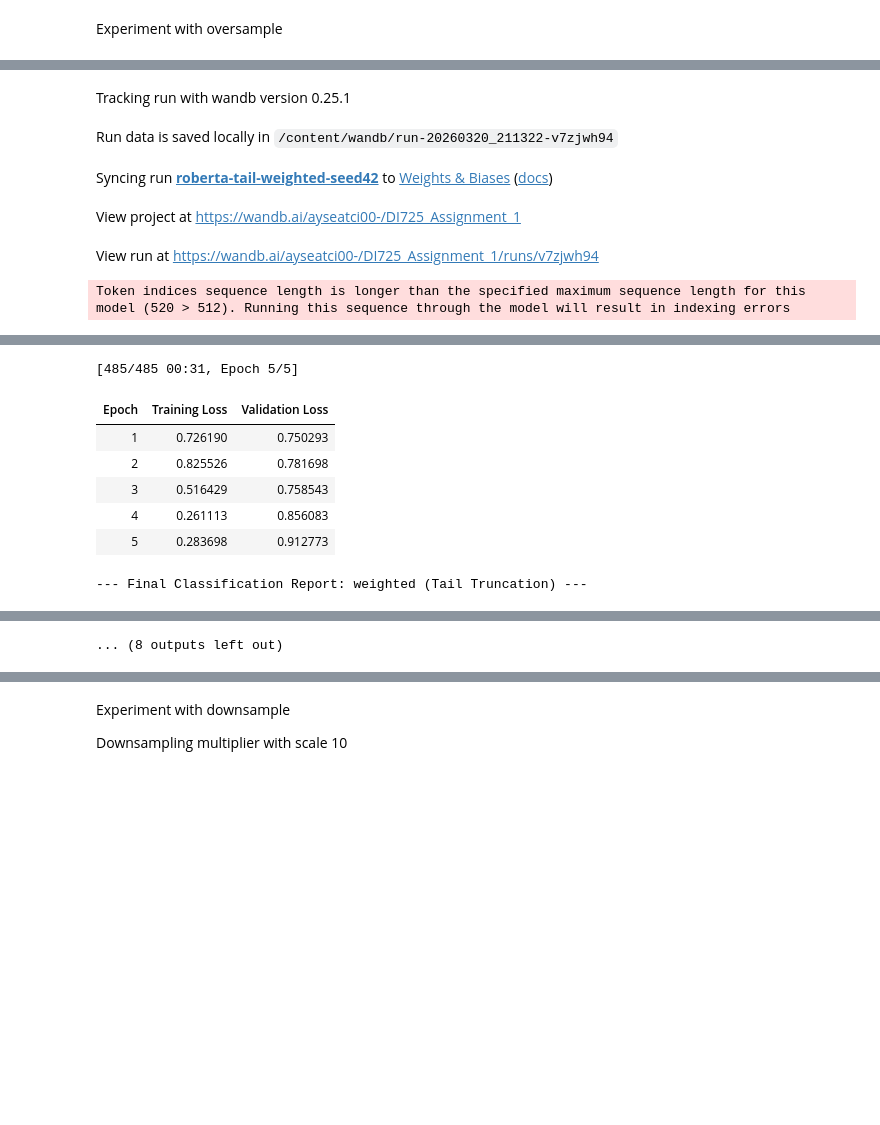
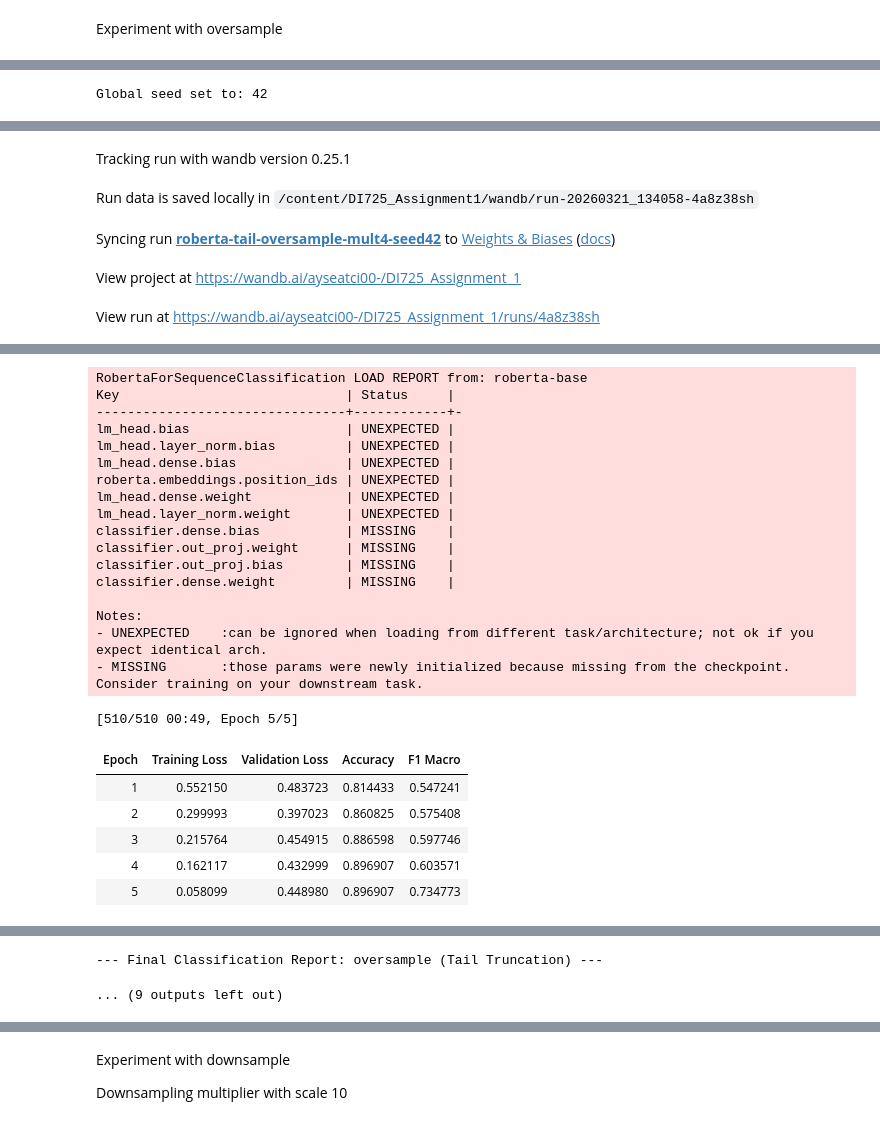
Before and after one commit to Ayseatci/DI725_Assignment1, a Jupyter notebook: notebooks/Base_RoBERTa.ipynb, the cells around one changed output, grey strips where cells are left out. Drawn from its saved outputs; the diff is of its cells as text; code cells hidden in the pictures; blank space fills up the shorter version.

```diff
--- a/notebooks/Base_RoBERTa.ipynb
+++ b/notebooks/Base_RoBERTa.ipynb
@@ -768,19 +845,26 @@ val_df = pd.read_csv("data/preprocessed/preprocessed_val.csv").dropna(subset=['t
 
 if EXPERIMENT_TYPE == 'oversample':
     counts = train_df['label'].value_counts()
-    max_size = counts.max()
+    min_size = counts.min()
+
     lst = []
     for i in range(3):
         n_current = counts.get(i, 0)
-        if n_current == max_size:
+
+        if n_current == min_size:
+            max_size = counts.max()
+            target_size = min(n_current * 4, max_size)
+
+            upsampled = train_df[train_df['label'] == i].sample(
+                target_size,
+                replace=True,
+                random_state=SEED
+            )
+            lst.append(upsampled)
+            print(f"Upsampling Class {i} from {n_current} to {target_size}")
+        else:
             lst.append(train_df[train_df['label'] == i])
-        else:
-            target_size = min(n_current * 4, max_size) # 4x Multiplier
-            if n_current > 0:
-                upsampled = train_df[train_df['label'] == i].sample(
-                    target_size, replace=True, random_state=SEED
-                )
-                lst.append(upsampled)
+
     train_df = pd.concat(lst).sample(frac=1, random_state=SEED).reset_index(drop=True)
 
 elif EXPERIMENT_TYPE == 'downsample':
@@ -830,10 +914,10 @@ print(report)
 wandb.log({"final_classification_report": report})
 wandb.finish()
 # %% [output]
+Global seed set to: 42
 [interactive output not drawn]
 Tracking run with wandb version 0.25.1
-Run data is saved locally in /content/wandb/run-20260320_211322-v7zjwh94
+Run data is saved locally in /content/DI725_Assignment1/wandb/run-20260321_134058-4a8z38sh
-Syncing run roberta-tail-weighted-seed42 to Weights & Biases (docs)
+Syncing run roberta-tail-oversample-mult4-seed42 to Weights & Biases (docs)
 View project at https://wandb.ai/ayseatci00-/DI725_Assignment_1
-View run at https://wandb.ai/ayseatci00-/DI725_Assignment_1/runs/v7zjwh94
+View run at https://wandb.ai/ayseatci00-/DI725_Assignment_1/runs/4a8z38sh
-Token indices sequence length is longer than the specified maximum sequence length for this model (520 > 512). Running this sequence through the model will result in indexing errors
@@ -857,8 +931,24 @@ Notes:
-[485/485 00:31, Epoch 5/5]
+RobertaForSequenceClassification LOAD REPORT from: roberta-base
+Key                             | Status     |
+--------------------------------+------------+-
+lm_head.bias                    | UNEXPECTED |
+lm_head.layer_norm.bias         | UNEXPECTED |
+lm_head.dense.bias              | UNEXPECTED |
+roberta.embeddings.position_ids | UNEXPECTED |
+lm_head.dense.weight            | UNEXPECTED |
+lm_head.layer_norm.weight       | UNEXPECTED |
+classifier.dense.bias           | MISSING    |
+classifier.out_proj.weight      | MISSING    |
+classifier.out_proj.bias        | MISSING    |
+classifier.dense.weight         | MISSING    |
+
+Notes:
+- UNEXPECTED    :can be ignored when loading from different task/architecture; not ok if you expect identical arch.
+- MISSING       :those params were newly initialized because missing from the checkpoint. Consider training on your downstream task.
+[510/510 00:49, Epoch 5/5]
-| Epoch | Training Loss | Validation Loss |
-| 1 | 0.726190 | 0.750293 |
-| 2 | 0.825526 | 0.781698 |
-| 3 | 0.516429 | 0.758543 |
-| 4 | 0.261113 | 0.856083 |
-| 5 | 0.283698 | 0.912773 |
+| Epoch | Training Loss | Validation Loss | Accuracy | F1 Macro |
+| 1 | 0.552150 | 0.483723 | 0.814433 | 0.547241 |
+| 2 | 0.299993 | 0.397023 | 0.860825 | 0.575408 |
+| 3 | 0.215764 | 0.454915 | 0.886598 | 0.597746 |
+| 4 | 0.162117 | 0.432999 | 0.896907 | 0.603571 |
+| 5 | 0.058099 | 0.448980 | 0.896907 | 0.734773 |
---- Final Classification Report: weighted (Tail Truncation) ---
@@ -866,4 +955,5 @@ Notes:
-... (8 outputs left out)
+--- Final Classification Report: oversample (Tail Truncation) ---
+... (9 outputs left out)
 # %%
 # Update Experiment Mode
 EXPERIMENT_TYPE = 'oversample'
```
Also changed, not shown: parts of 19 cells of this notebook.
